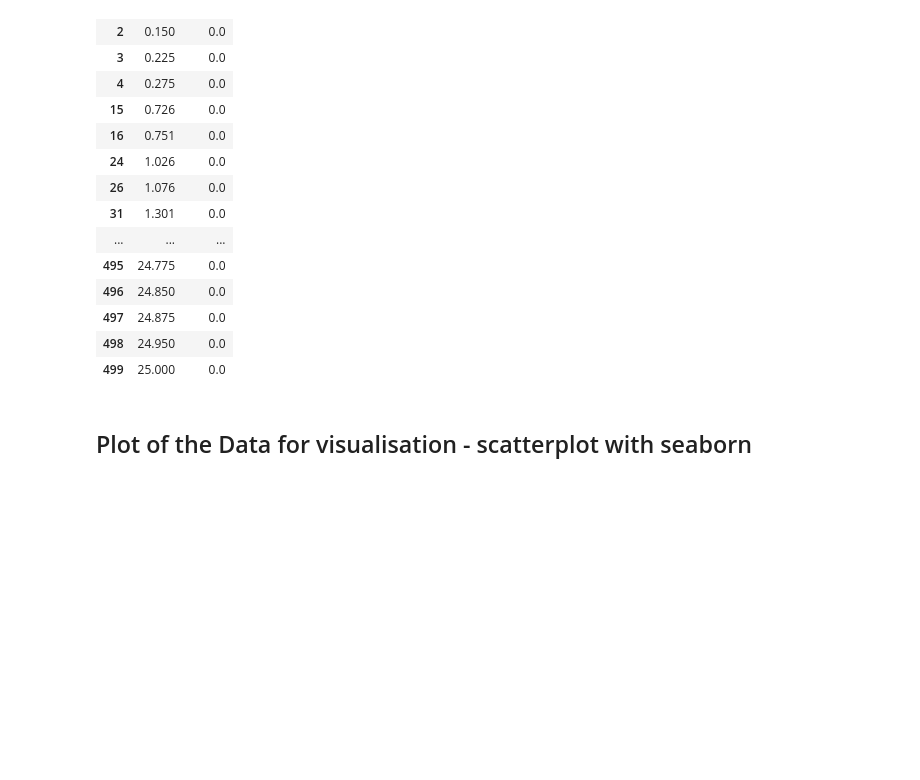
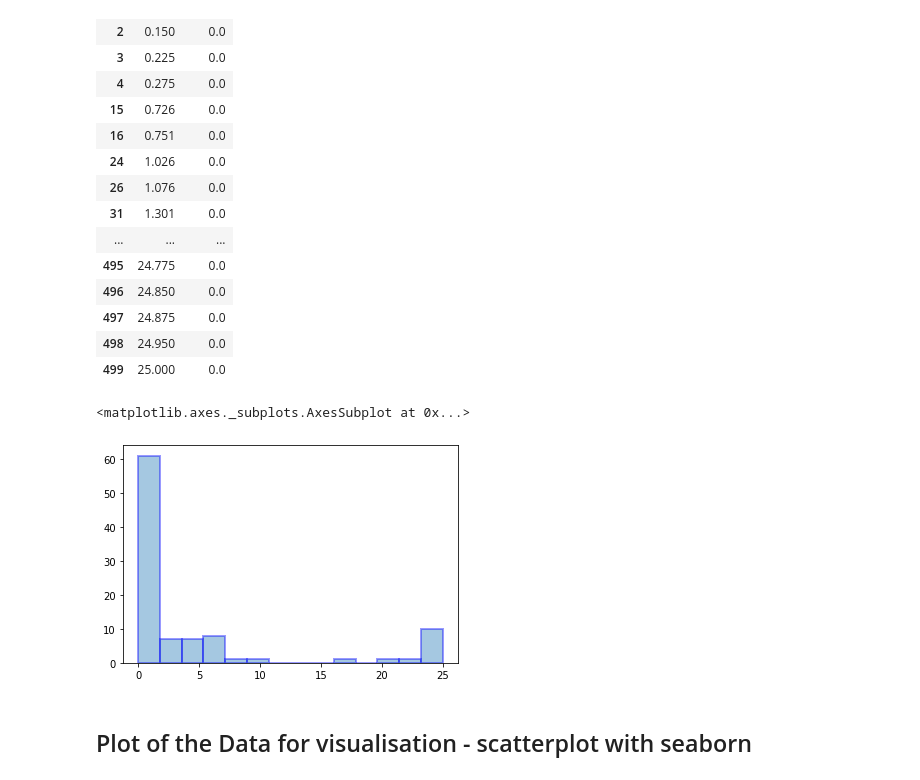
Before and after one commit to dssheldon/foda-project-sds, a Jupyter notebook: FoDA Project 2020.ipynb, the cells around one changed output. Saved outputs shown, nothing was run; the diff lists cells and outputs as text; code cells hidden in the pictures; blank space fills up the shorter version.

Commit message:
Added a histogram to visualise the distribution of zero values. Also added the correation and r-squared analysis of the data

```diff
--- a/FoDA Project 2020.ipynb
+++ b/FoDA Project 2020.ipynb
@@ -105,7 +105,8 @@ In the cells below, I did a check to see how many values of power had a nil valu
 - Speed values of 24.499 and above had nil power output. We would expect that after a certain windspeed, there would be no further incresase in power output. I would have expected these speed variables to have a constant value (of the maximum output) rather than a nil value
 - There were certain values in the middle where the power was nil for a moderate amount of speed. I have assumed that these are anomalies in the data. I have ignored them for the purpose of the regression analysis, as I do not believe that they will have a material impact on the regression analysis. If there is time, I may clean up the data and check the impact on the regression analysis.
 # %%
-df.loc[df['power'] == 0]
+zeros=df.loc[df['power'] == 0]
+zeros
 # %% [output]
 |  | speed | power |
 | 0 | 0.000 | 0.0 |
@@ -124,6 +125,13 @@ df.loc[df['power'] == 0]
 | 497 | 24.875 | 0.0 |
 | 498 | 24.950 | 0.0 |
 | 499 | 25.000 | 0.0 |
+# %%
+# Plot a histogram of zero values generated
+
+sns.distplot(zeros, kde=False, hist_kws=dict(edgecolor="b", linewidth=2))
+# %% [output]
+<matplotlib.axes._subplots.AxesSubplot at 0x...>
+[figure, added]
 # %% [markdown]
 ## Plot of the Data for visualisation - scatterplot with seaborn
 # %%
```
Also changed, not shown: parts of 6 cells of this notebook.
